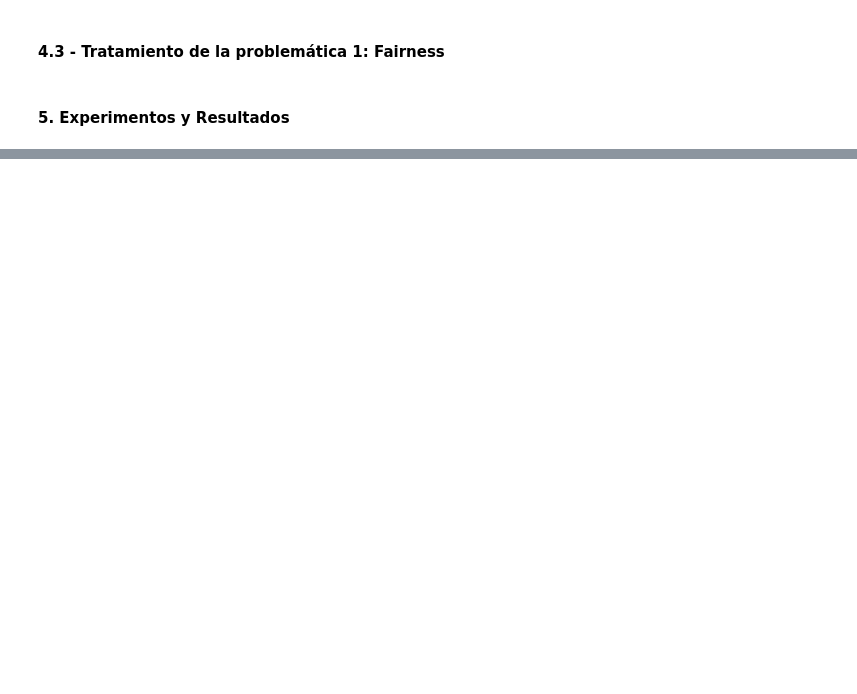
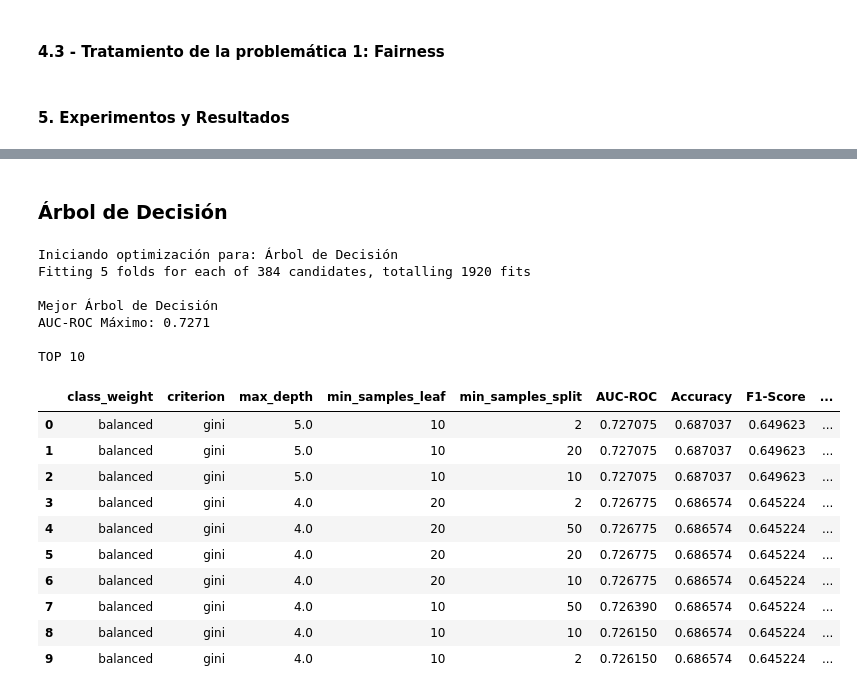
Before and after one commit to dmg131/AA_proyect, a Jupyter notebook: experimentos_y_resultados.ipynb, the cells around one changed output, grey strips where cells are left out. Drawn from its saved outputs; the diff is of its cells as text; code cells hidden in the pictures; blank space fills up the shorter version.

Commit message:
Experimentación Baseline | Incluír Nuevos Modelos

```diff
--- a/experimentos_y_resultados.ipynb
+++ b/experimentos_y_resultados.ipynb
@@ -315,0 +337,41 @@ Parameters: { "use_label_encoder" } are not used.
+# %% [markdown]
+### Árbol de Decisión
+# %%
+param_grid_dt = {
+    'classifier__criterion': ['gini', 'entropy'],
+    'classifier__max_depth': [2, 3, 4, 5, 7, None],
+    'classifier__min_samples_split': [2, 10, 20, 50],
+    'classifier__min_samples_leaf': [1, 5, 10, 20],
+    'classifier__class_weight': [None, 'balanced']
+}
+
+mejor_modelo_dt, df_top10_dt, resumen_dt = optimizar_modelo(
+    nombre_modelo="Árbol de Decisión",
+    estimador=DecisionTreeClassifier(random_state=42),
+    param_grid=param_grid_dt,
+    preprocessor=preprocessor,
+    X_train=X_train,
+    y_train=y_train
+)
+
+print("\nTOP 10")
+display(df_top10_dt)
+# %% [output]
+Iniciando optimización para: Árbol de Decisión
+Fitting 5 folds for each of 384 candidates, totalling 1920 fits
+
+Mejor Árbol de Decisión
+AUC-ROC Máximo: 0.7271
+
+TOP 10
+|  | class_weight | criterion | max_depth | min_samples_leaf | min_samples_split | AUC-ROC | Accuracy | F1-Score | ... |
+| 0 | balanced | gini | 5.0 | 10 | 2 | 0.727075 | 0.687037 | 0.649623 | ... |
+| 1 | balanced | gini | 5.0 | 10 | 20 | 0.727075 | 0.687037 | 0.649623 | ... |
+| 2 | balanced | gini | 5.0 | 10 | 10 | 0.727075 | 0.687037 | 0.649623 | ... |
+| 3 | balanced | gini | 4.0 | 20 | 2 | 0.726775 | 0.686574 | 0.645224 | ... |
+| 4 | balanced | gini | 4.0 | 20 | 50 | 0.726775 | 0.686574 | 0.645224 | ... |
+| 5 | balanced | gini | 4.0 | 20 | 20 | 0.726775 | 0.686574 | 0.645224 | ... |
+| 6 | balanced | gini | 4.0 | 20 | 10 | 0.726775 | 0.686574 | 0.645224 | ... |
+| 7 | balanced | gini | 4.0 | 10 | 50 | 0.726390 | 0.686574 | 0.645224 | ... |
+| 8 | balanced | gini | 4.0 | 10 | 10 | 0.726150 | 0.686574 | 0.645224 | ... |
+| 9 | balanced | gini | 4.0 | 10 | 2 | 0.726150 | 0.686574 | 0.645224 | ... |
```
Also changed, not shown: parts of 13 cells of this notebook.
